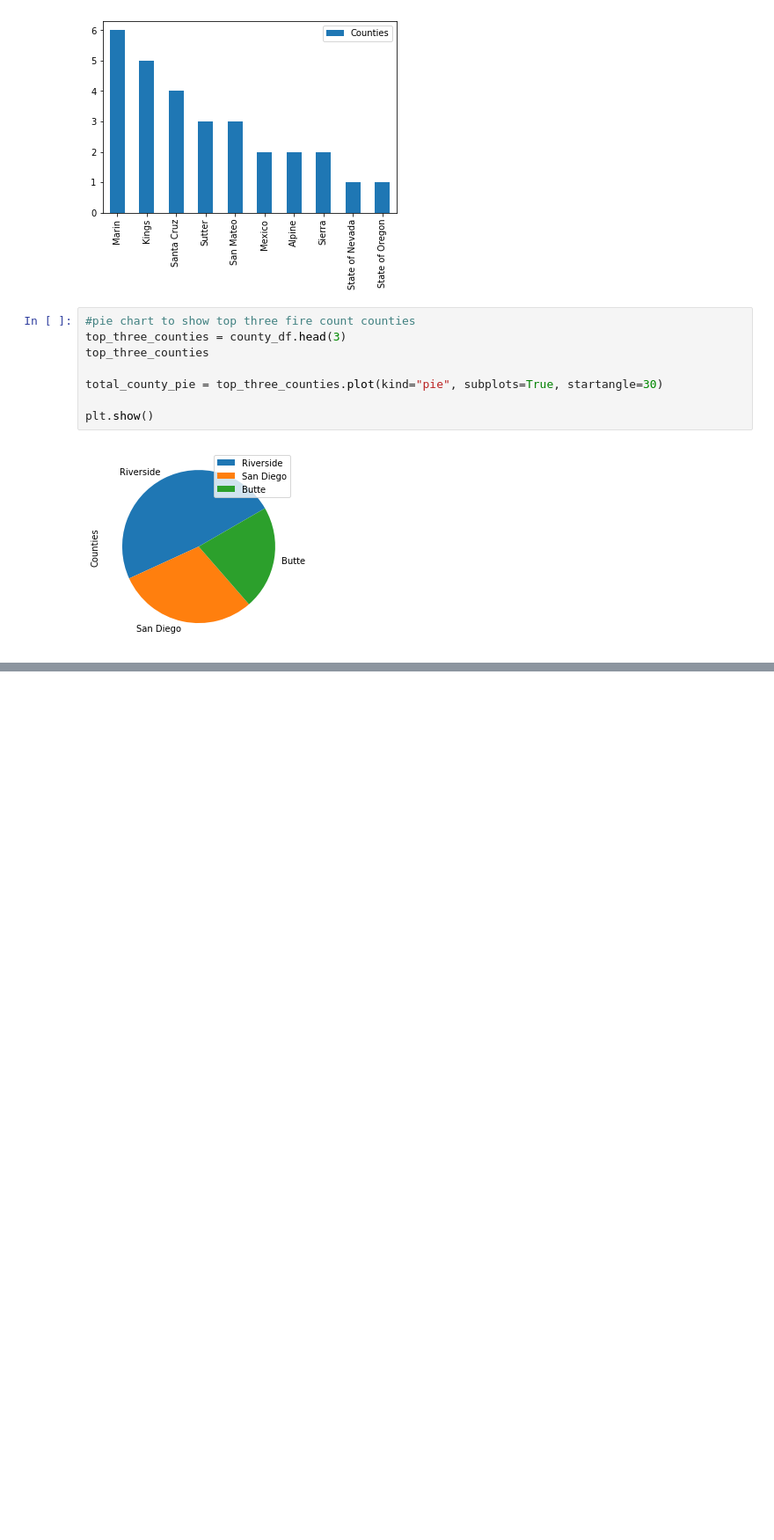
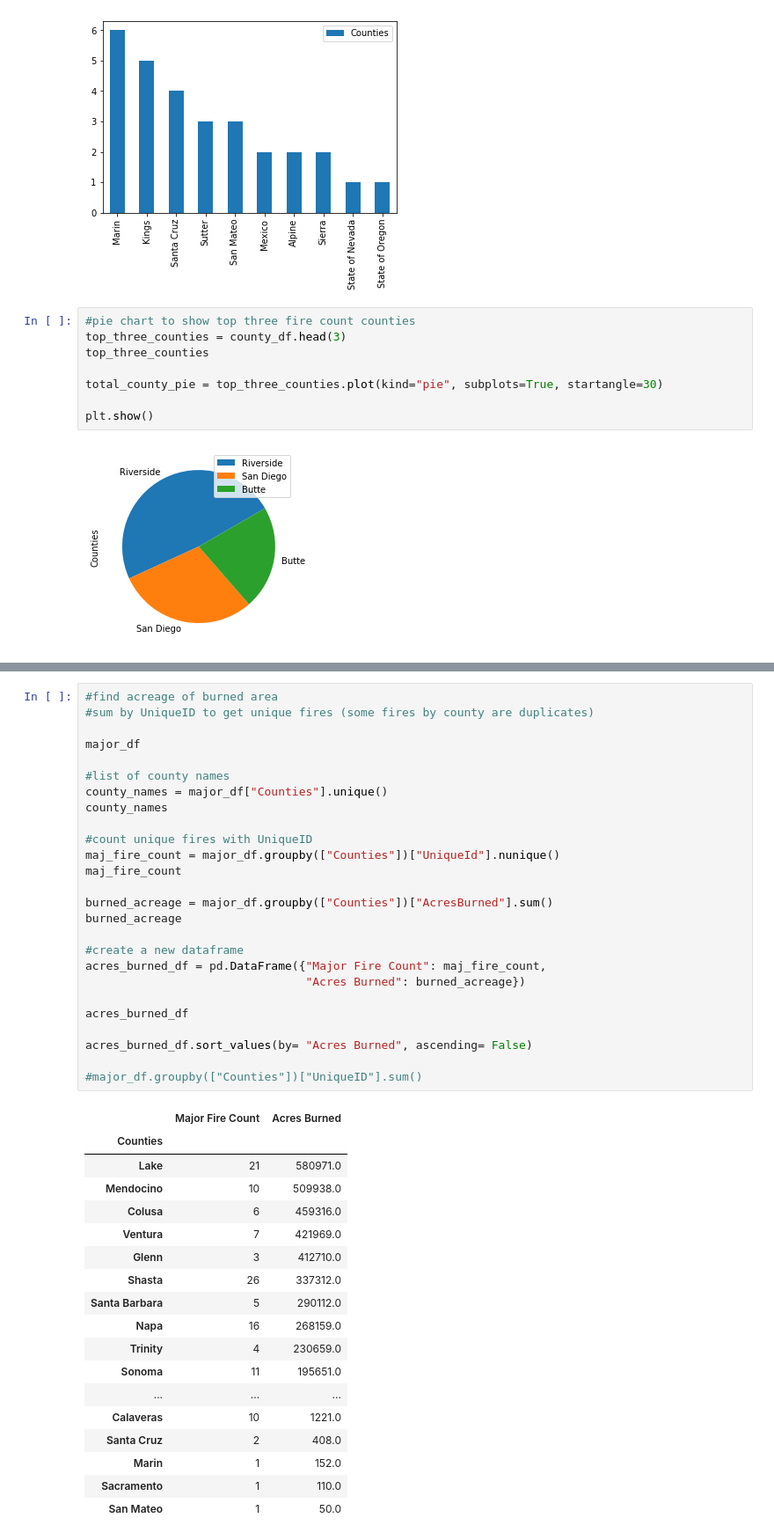
Before and after one commit to jump8621/data-project-I, a Jupyter notebook: lee_pyre.ipynb, the cells around one changed output, grey strips where cells are left out. Shown at 88% size. Cells and saved outputs as stored; diff of their text form; blank space fills up the shorter version.

```diff
--- a/lee_pyre.ipynb
+++ b/lee_pyre.ipynb
@@ -225,0 +208,45 @@ last_ten_major
+# %%
+#find acreage of burned area
+#sum by UniqueID to get unique fires (some fires by county are duplicates)
+
+major_df
+
+#list of county names
+county_names = major_df["Counties"].unique()
+county_names
+
+#count unique fires with UniqueID
+maj_fire_count = major_df.groupby(["Counties"])["UniqueId"].nunique()
+maj_fire_count
+
+burned_acreage = major_df.groupby(["Counties"])["AcresBurned"].sum()
+burned_acreage
+
+#create a new dataframe
+acres_burned_df = pd.DataFrame({"Major Fire Count": maj_fire_count,
+                                "Acres Burned": burned_acreage})
+
+acres_burned_df
+
+acres_burned_df.sort_values(by= "Acres Burned", ascending= False)
+
+#major_df.groupby(["Counties"])["UniqueID"].sum()
+# %% [output]
+|  | Major Fire Count | Acres Burned |
+| Counties |  |  |
+| Lake | 21 | 580971.0 |
+| Mendocino | 10 | 509938.0 |
+| Colusa | 6 | 459316.0 |
+| Ventura | 7 | 421969.0 |
+| Glenn | 3 | 412710.0 |
+| Shasta | 26 | 337312.0 |
+| Santa Barbara | 5 | 290112.0 |
+| Napa | 16 | 268159.0 |
+| Trinity | 4 | 230659.0 |
+| Sonoma | 11 | 195651.0 |
+| ... | ... | ... |
+| Calaveras | 10 | 1221.0 |
+| Santa Cruz | 2 | 408.0 |
+| Marin | 1 | 152.0 |
+| Sacramento | 1 | 110.0 |
+| San Mateo | 1 | 50.0 |
```
Also changed, not shown: parts of 4 cells of this notebook.
